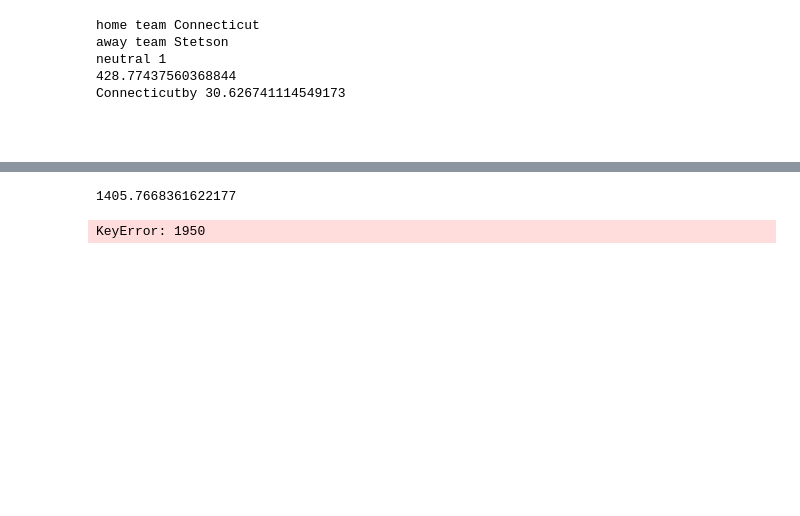
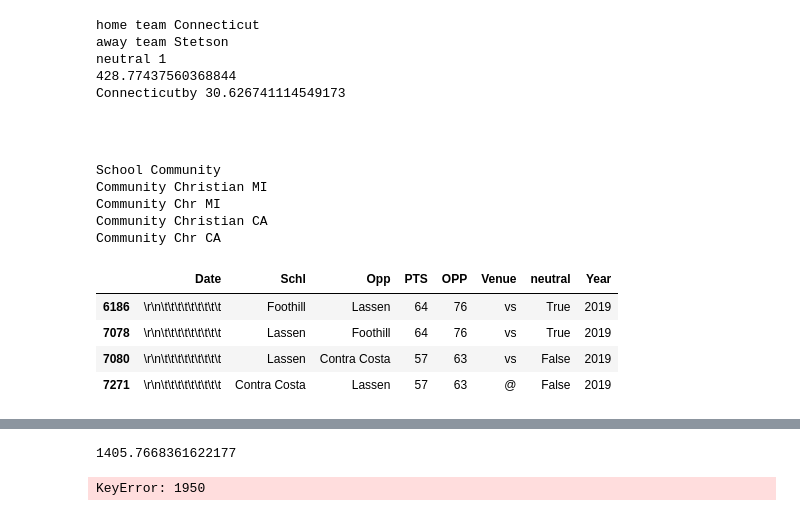
Before and after one commit to easella/ncaabelos, a Jupyter notebook: ncaab-for-free.ipynb, the cells around one changed output, grey strips where cells are left out. Drawn from its saved outputs; the diff is of its cells as text; code cells hidden in the pictures; blank space fills up the shorter version.

```diff
--- a/ncaab-for-free.ipynb
+++ b/ncaab-for-free.ipynb
@@ -2138,9 +2157,24 @@ w.to_csv("2024d1.csv")
 ##
 # %%
 s=input("School")
+u=df22[df22.Year>2002]
 for key in set(u.Schl.tolist()+u.Opp.tolist()):
     if s in key:
         print(key)
+# %% [output]
+School Community
+Community Christian MI
+Community Chr MI
+Community Christian CA
+Community Chr CA
+# %%
+df[df.Date=='\r\n\t\t\t\t\t\t\t\t\t\xa0']
+# %% [output]
+|  | Date | Schl | Opp | PTS | OPP | Venue | neutral | Year |
+| 6186 | \r\n\t\t\t\t\t\t\t\t\t | Foothill | Lassen | 64 | 76 | vs | True | 2019 |
+| 7078 | \r\n\t\t\t\t\t\t\t\t\t | Lassen | Foothill | 64 | 76 | vs | True | 2019 |
+| 7080 | \r\n\t\t\t\t\t\t\t\t\t | Lassen | Contra Costa | 57 | 63 | vs | False | 2019 |
+| 7271 | \r\n\t\t\t\t\t\t\t\t\t | Contra Costa | Lassen | 57 | 63 | @ | False | 2019 |
 # %%
 d1s["2009"]
 # %%
```
Also changed, not shown: parts of 10 cells of this notebook.
